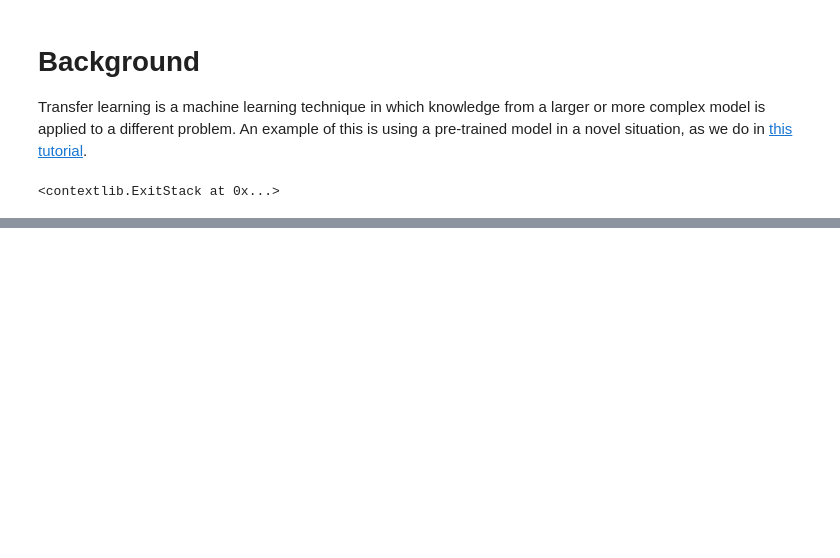
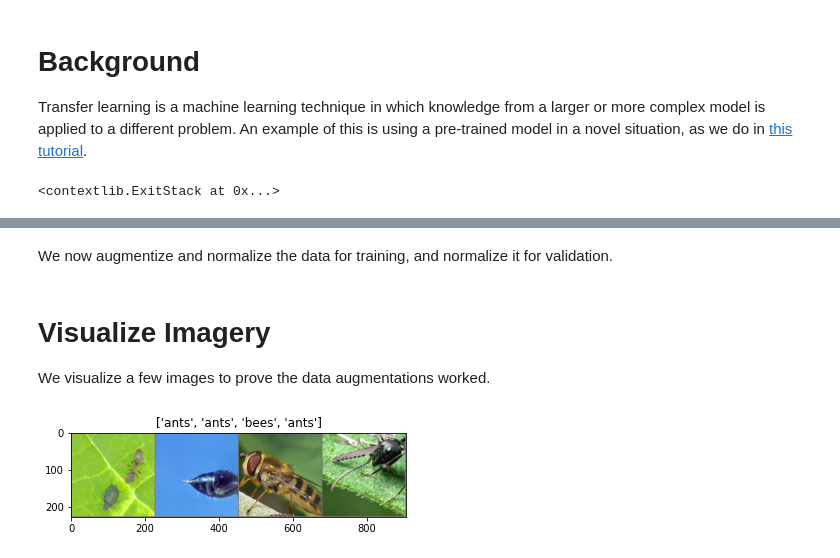
Before and after one commit to pjot726/PyTorchTutorials, a Jupyter notebook: TransferLearning.ipynb, the cells around one changed output, grey strips where cells are left out. Saved outputs shown, nothing was run; the diff lists cells and outputs as text; code cells hidden in the pictures; blank space fills up the shorter version.

Commit message:
Loaded data and performed visualization

```diff
--- a/TransferLearning.ipynb
+++ b/TransferLearning.ipynb
@@ -29,0 +61,2 @@ plt.ion()
+# %% [markdown]
+We now augmentize and normalize the data for training, and normalize it for validation.
@@ -29,0 +91,26 @@ plt.ion()
+# %% [markdown]
+# Visualize Imagery
+
+We visualize a few images to prove the data augmentations worked.
+# %%
+def imshow(inp, title=None):
+  """Imshow for Tensor."""
+  inp = inp.numpy().transpose((1, 2, 0))
+  mean = np.array([0.485, 0.456, 0.406])
+  std = np.array([0.229, 0.224, 0.225])
+  inp = std * inp + mean
+  inp = np.clip(inp, 0, 1)
+  plt.imshow(inp)
+  if title is not None:
+    plt.title(title)
+  plt.pause(0.001)
+
+# Get batch of training data
+inputs, classes = next(iter(dataloaders['train']))
+
+# Make grid from batch
+out = torchvision.utils.make_grid(inputs)
+
+imshow(out, title=[class_names[x] for x in classes])
+# %% [output]
+[figure, added]
```
Also changed, not shown: parts of 3 cells of this notebook.
